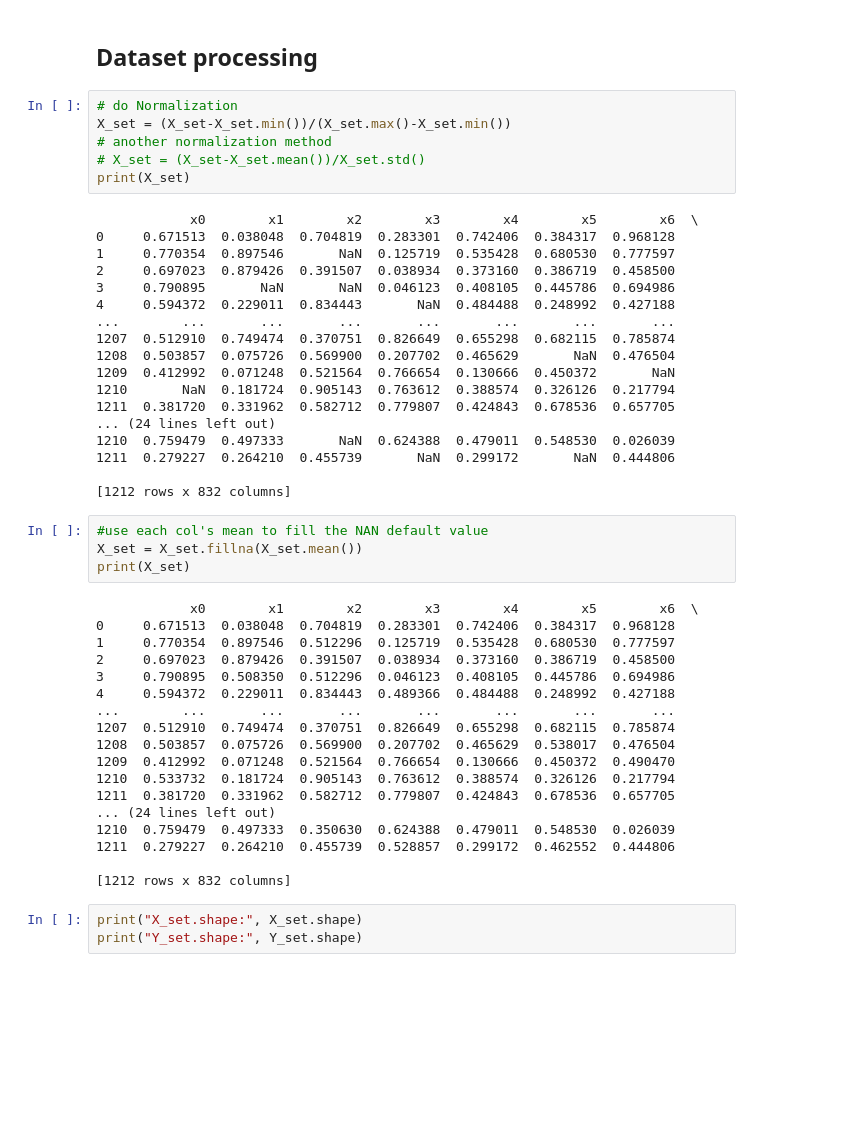
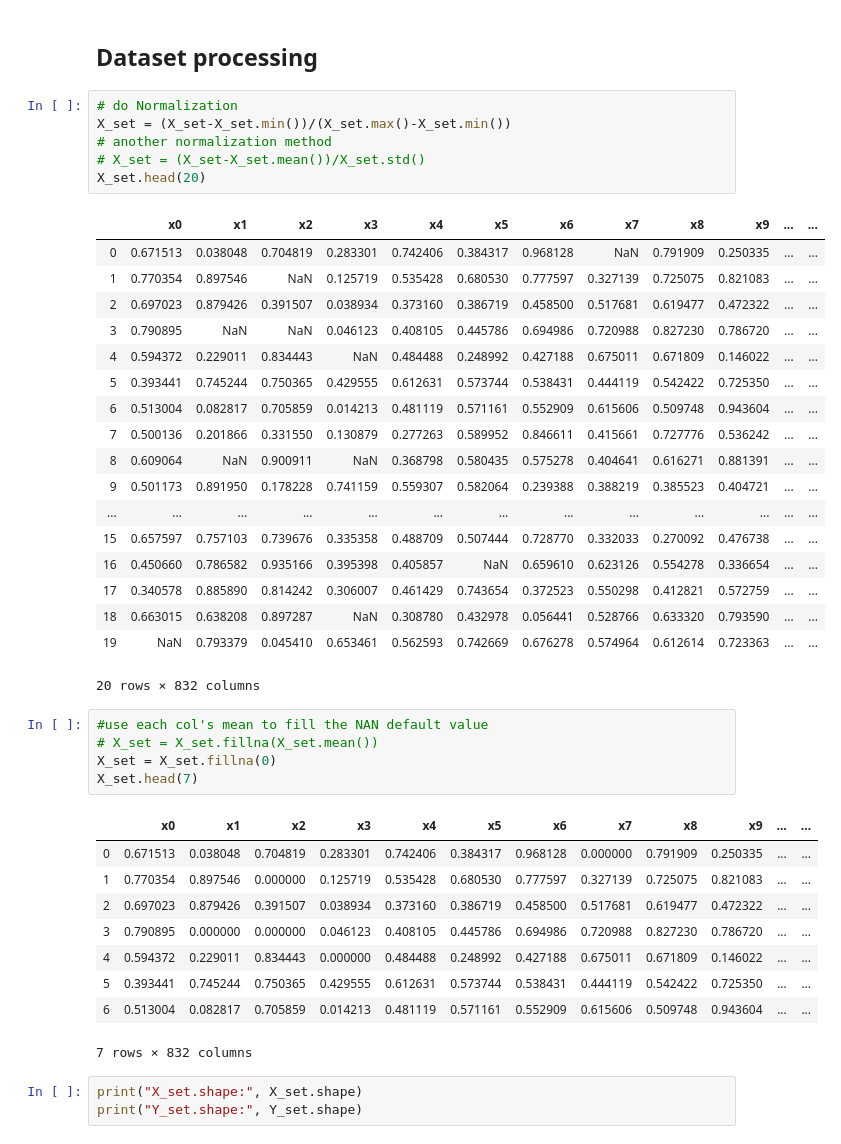
Before and after one commit to sally-xu-42/Three_pigeons, a Jupyter notebook: task1_sklearn.ipynb, the cells around one changed output. Cells and saved outputs as stored; diff of their text form; blank space fills up the shorter version.

```diff
--- a/task1_sklearn.ipynb
+++ b/task1_sklearn.ipynb
@@ -53,49 +48,43 @@ X_set.shape
 # %%
 # do Normalization
 X_set = (X_set-X_set.min())/(X_set.max()-X_set.min())
 # another normalization method
 # X_set = (X_set-X_set.mean())/X_set.std()
-print(X_set)
+X_set.head(20)
 # %% [output]
+|  | x0 | x1 | x2 | x3 | x4 | x5 | x6 | x7 | x8 | x9 | ... | ... |
+| 0 | 0.671513 | 0.038048 | 0.704819 | 0.283301 | 0.742406 | 0.384317 | 0.968128 | NaN | 0.791909 | 0.250335 | ... | ... |
+| 1 | 0.770354 | 0.897546 | NaN | 0.125719 | 0.535428 | 0.680530 | 0.777597 | 0.327139 | 0.725075 | 0.821083 | ... | ... |
+| 2 | 0.697023 | 0.879426 | 0.391507 | 0.038934 | 0.373160 | 0.386719 | 0.458500 | 0.517681 | 0.619477 | 0.472322 | ... | ... |
+| 3 | 0.790895 | NaN | NaN | 0.046123 | 0.408105 | 0.445786 | 0.694986 | 0.720988 | 0.827230 | 0.786720 | ... | ... |
+| 4 | 0.594372 | 0.229011 | 0.834443 | NaN | 0.484488 | 0.248992 | 0.427188 | 0.675011 | 0.671809 | 0.146022 | ... | ... |
+| 5 | 0.393441 | 0.745244 | 0.750365 | 0.429555 | 0.612631 | 0.573744 | 0.538431 | 0.444119 | 0.542422 | 0.725350 | ... | ... |
+| 6 | 0.513004 | 0.082817 | 0.705859 | 0.014213 | 0.481119 | 0.571161 | 0.552909 | 0.615606 | 0.509748 | 0.943604 | ... | ... |
+| 7 | 0.500136 | 0.201866 | 0.331550 | 0.130879 | 0.277263 | 0.589952 | 0.846611 | 0.415661 | 0.727776 | 0.536242 | ... | ... |
+| 8 | 0.609064 | NaN | 0.900911 | NaN | 0.368798 | 0.580435 | 0.575278 | 0.404641 | 0.616271 | 0.881391 | ... | ... |
+| 9 | 0.501173 | 0.891950 | 0.178228 | 0.741159 | 0.559307 | 0.582064 | 0.239388 | 0.388219 | 0.385523 | 0.404721 | ... | ... |
+| ... | ... | ... | ... | ... | ... | ... | ... | ... | ... | ... | ... | ... |
+| 15 | 0.657597 | 0.757103 | 0.739676 | 0.335358 | 0.488709 | 0.507444 | 0.728770 | 0.332033 | 0.270092 | 0.476738 | ... | ... |
+| 16 | 0.450660 | 0.786582 | 0.935166 | 0.395398 | 0.405857 | NaN | 0.659610 | 0.623126 | 0.554278 | 0.336654 | ... | ... |
+| 17 | 0.340578 | 0.885890 | 0.814242 | 0.306007 | 0.461429 | 0.743654 | 0.372523 | 0.550298 | 0.412821 | 0.572759 | ... | ... |
+| 18 | 0.663015 | 0.638208 | 0.897287 | NaN | 0.308780 | 0.432978 | 0.056441 | 0.528766 | 0.633320 | 0.793590 | ... | ... |
+| 19 | NaN | 0.793379 | 0.045410 | 0.653461 | 0.562593 | 0.742669 | 0.676278 | 0.574964 | 0.612614 | 0.723363 | ... | ... |
-            x0        x1        x2        x3        x4        x5        x6  \
-0     0.671513  0.038048  0.704819  0.283301  0.742406  0.384317  0.968128
-1     0.770354  0.897546       NaN  0.125719  0.535428  0.680530  0.777597
-2     0.697023  0.879426  0.391507  0.038934  0.373160  0.386719  0.458500
-3     0.790895       NaN       NaN  0.046123  0.408105  0.445786  0.694986
-4     0.594372  0.229011  0.834443       NaN  0.484488  0.248992  0.427188
-...        ...       ...       ...       ...       ...       ...       ...
-1207  0.512910  0.749474  0.370751  0.826649  0.655298  0.682115  0.785874
-1208  0.503857  0.075726  0.569900  0.207702  0.465629       NaN  0.476504
-1209  0.412992  0.071248  0.521564  0.766654  0.130666  0.450372       NaN
-1210       NaN  0.181724  0.905143  0.763612  0.388574  0.326126  0.217794
-1211  0.381720  0.331962  0.582712  0.779807  0.424843  0.678536  0.657705
-... (24 lines left out)
-1210  0.759479  0.497333       NaN  0.624388  0.479011  0.548530  0.026039
-1211  0.279227  0.264210  0.455739       NaN  0.299172       NaN  0.444806
-
-[1212 rows x 832 columns]
+20 rows × 832 columns
 # %%
 #use each col's mean to fill the NAN default value
-X_set = X_set.fillna(X_set.mean())
-print(X_set)
+# X_set = X_set.fillna(X_set.mean())
+X_set = X_set.fillna(0)
+X_set.head(7)
 # %% [output]
+|  | x0 | x1 | x2 | x3 | x4 | x5 | x6 | x7 | x8 | x9 | ... | ... |
+| 0 | 0.671513 | 0.038048 | 0.704819 | 0.283301 | 0.742406 | 0.384317 | 0.968128 | 0.000000 | 0.791909 | 0.250335 | ... | ... |
+| 1 | 0.770354 | 0.897546 | 0.000000 | 0.125719 | 0.535428 | 0.680530 | 0.777597 | 0.327139 | 0.725075 | 0.821083 | ... | ... |
+| 2 | 0.697023 | 0.879426 | 0.391507 | 0.038934 | 0.373160 | 0.386719 | 0.458500 | 0.517681 | 0.619477 | 0.472322 | ... | ... |
+| 3 | 0.790895 | 0.000000 | 0.000000 | 0.046123 | 0.408105 | 0.445786 | 0.694986 | 0.720988 | 0.827230 | 0.786720 | ... | ... |
+| 4 | 0.594372 | 0.229011 | 0.834443 | 0.000000 | 0.484488 | 0.248992 | 0.427188 | 0.675011 | 0.671809 | 0.146022 | ... | ... |
+| 5 | 0.393441 | 0.745244 | 0.750365 | 0.429555 | 0.612631 | 0.573744 | 0.538431 | 0.444119 | 0.542422 | 0.725350 | ... | ... |
+| 6 | 0.513004 | 0.082817 | 0.705859 | 0.014213 | 0.481119 | 0.571161 | 0.552909 | 0.615606 | 0.509748 | 0.943604 | ... | ... |
-            x0        x1        x2        x3        x4        x5        x6  \
-0     0.671513  0.038048  0.704819  0.283301  0.742406  0.384317  0.968128
-1     0.770354  0.897546  0.512296  0.125719  0.535428  0.680530  0.777597
-2     0.697023  0.879426  0.391507  0.038934  0.373160  0.386719  0.458500
-3     0.790895  0.508350  0.512296  0.046123  0.408105  0.445786  0.694986
-4     0.594372  0.229011  0.834443  0.489366  0.484488  0.248992  0.427188
-...        ...       ...       ...       ...       ...       ...       ...
-1207  0.512910  0.749474  0.370751  0.826649  0.655298  0.682115  0.785874
-1208  0.503857  0.075726  0.569900  0.207702  0.465629  0.538017  0.476504
-1209  0.412992  0.071248  0.521564  0.766654  0.130666  0.450372  0.490470
-1210  0.533732  0.181724  0.905143  0.763612  0.388574  0.326126  0.217794
-1211  0.381720  0.331962  0.582712  0.779807  0.424843  0.678536  0.657705
-... (24 lines left out)
-1210  0.759479  0.497333  0.350630  0.624388  0.479011  0.548530  0.026039
-1211  0.279227  0.264210  0.455739  0.528857  0.299172  0.462552  0.444806
-
-[1212 rows x 832 columns]
+7 rows × 832 columns
 # %%
 print("X_set.shape:", X_set.shape)
 print("Y_set.shape:", Y_set.shape)
```
Also changed, not shown: parts of 6 cells of this notebook.
